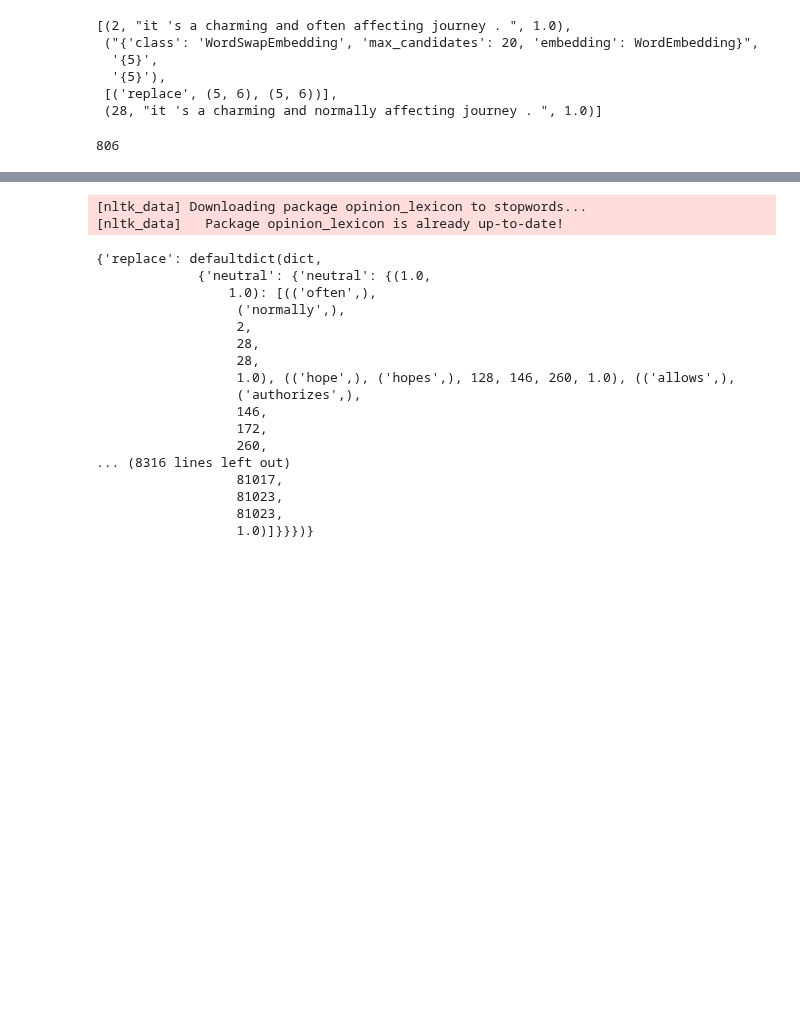
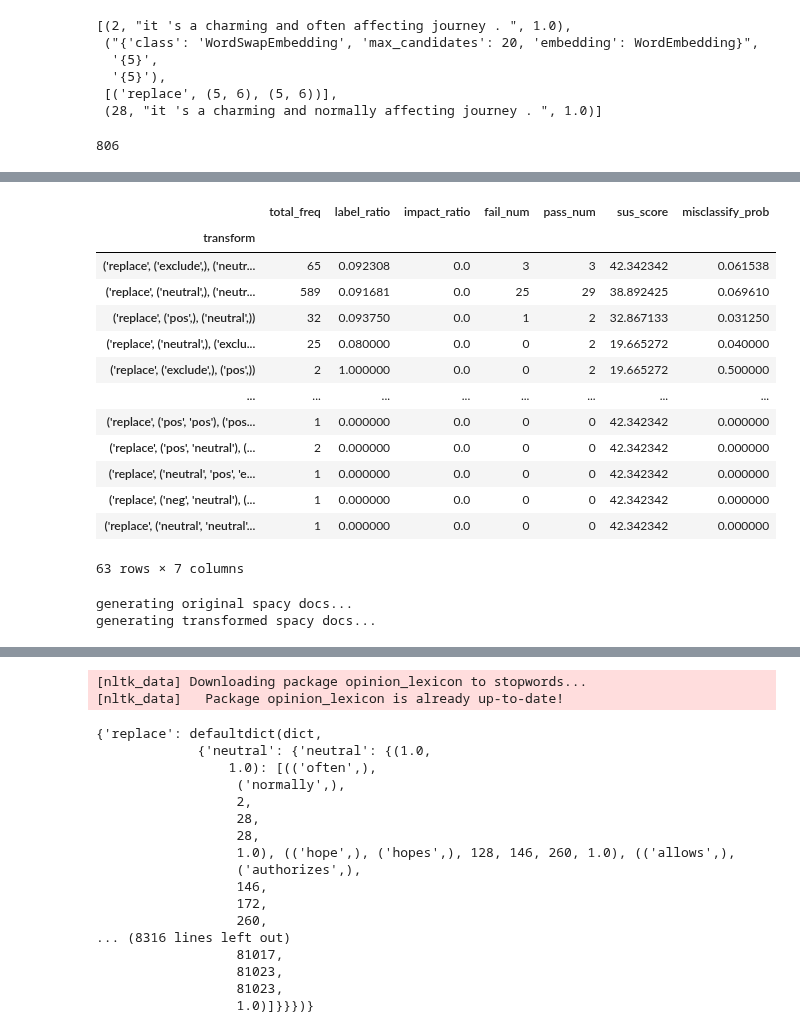
Before and after one commit to UCLA-SEAL/ProvenanceInspector, a Jupyter notebook: after/Analysis.ipynb, the cells around one changed output, grey strips where cells are left out. Cells and saved outputs as stored; diff of their text form; code cells hidden in the pictures; blank space fills up the shorter version.

```diff
--- a/after/Analysis.ipynb
+++ b/after/Analysis.ipynb
@@ -468,0 +891,27 @@ len(all_traces)
+# %%
+df = test_edit_summary.update_human_label(10, 1)
+# %%
+df['contextual_sentiment']
+# %% [output]
+|  | total_freq | label_ratio | impact_ratio | fail_num | pass_num | sus_score | misclassify_prob |
+| transform |  |  |  |  |  |  |  |
+| ('replace', ('exclude',), ('neutr... | 65 | 0.092308 | 0.0 | 3 | 3 | 42.342342 | 0.061538 |
+| ('replace', ('neutral',), ('neutr... | 589 | 0.091681 | 0.0 | 25 | 29 | 38.892425 | 0.069610 |
+| ('replace', ('pos',), ('neutral',)) | 32 | 0.093750 | 0.0 | 1 | 2 | 32.867133 | 0.031250 |
+| ('replace', ('neutral',), ('exclu... | 25 | 0.080000 | 0.0 | 0 | 2 | 19.665272 | 0.040000 |
+| ('replace', ('exclude',), ('pos',)) | 2 | 1.000000 | 0.0 | 0 | 2 | 19.665272 | 0.500000 |
+| ... | ... | ... | ... | ... | ... | ... | ... |
+| ('replace', ('pos', 'pos'), ('pos... | 1 | 0.000000 | 0.0 | 0 | 0 | 42.342342 | 0.000000 |
+| ('replace', ('pos', 'neutral'), (... | 2 | 0.000000 | 0.0 | 0 | 0 | 42.342342 | 0.000000 |
+| ('replace', ('neutral', 'pos', 'e... | 1 | 0.000000 | 0.0 | 0 | 0 | 42.342342 | 0.000000 |
+| ('replace', ('neg', 'neutral'), (... | 1 | 0.000000 | 0.0 | 0 | 0 | 42.342342 | 0.000000 |
+| ('replace', ('neutral', 'neutral'... | 1 | 0.000000 | 0.0 | 0 | 0 | 42.342342 | 0.000000 |
+63 rows × 7 columns
+# %%
+test_df = pd.read_csv("results_a2t_sst2/log.csv")
+
+test_edit_summary = TransformStats(feature_names=["morph", "pos_", "dep_", "contextual_sentiment"])
+test_edit_summary.populate_edits_with_df(test_df)
+# %% [output]
+generating original spacy docs...
+generating transformed spacy docs...
```
Also changed, not shown: parts of 19 cells of this notebook, 13 other files.
